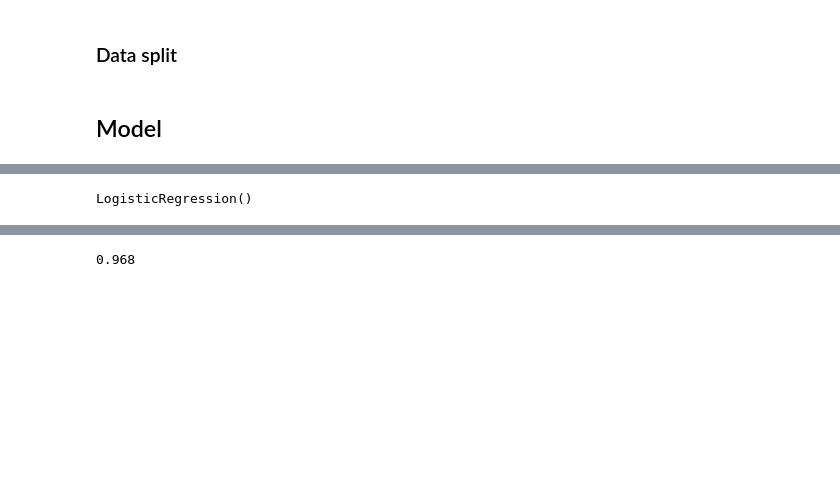
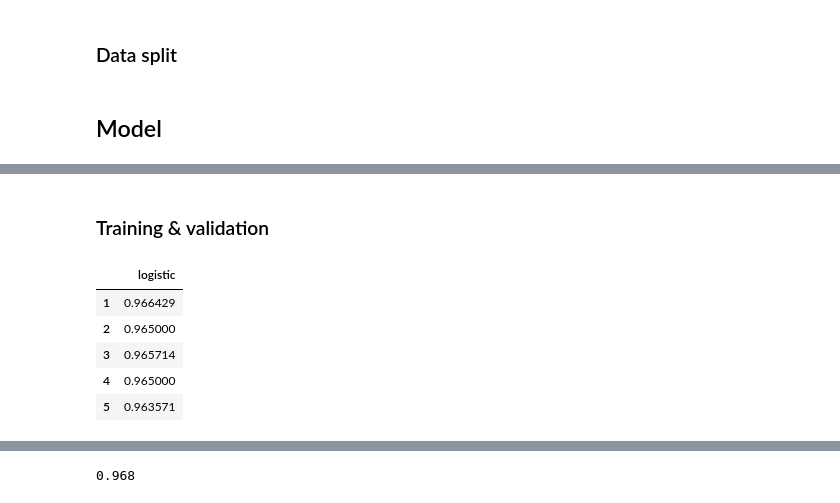
Before and after one commit to kirenz/classification, a Jupyter notebook: docs/logistic.ipynb, the cells around one changed output, grey strips where cells are left out. Drawn from its saved outputs; the diff is of its cells as text; code cells hidden in the pictures; blank space fills up the shorter version.

```diff
--- a/docs/logistic.ipynb
+++ b/docs/logistic.ipynb
@@ -26,7 +38,5 @@ X_train, X_test, y_train, y_test = train_test_split(X, y, test_size=0.3, random_
 from sklearn.linear_model import LogisticRegression
 # %%
 clf = LogisticRegression()
-# %%
-clf.fit(X_train, y_train)
-# %% [output]
-LogisticRegression()
+# %% [markdown]
+### Training & validation
@@ -32,0 +48,16 @@ LogisticRegression()
+# %%
+# store cross-validation scores
+df_scores = pd.DataFrame({"logistic": scores})
+
+# reset index to match the number of folds
+df_scores.index += 1
+
+# print dataframe
+df_scores.style.background_gradient(cmap='Blues')
+# %% [output]
+|  | logistic |
+| 1 | 0.966429 |
+| 2 | 0.965000 |
+| 3 | 0.965714 |
+| 4 | 0.965000 |
+| 5 | 0.963571 |
```
Also changed, not shown: parts of 16 cells of this notebook.
